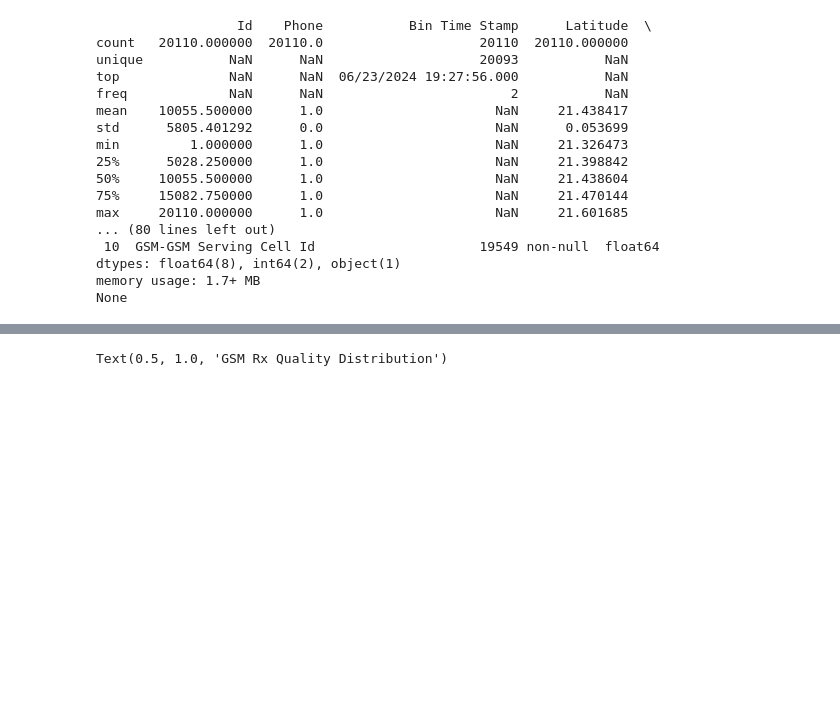
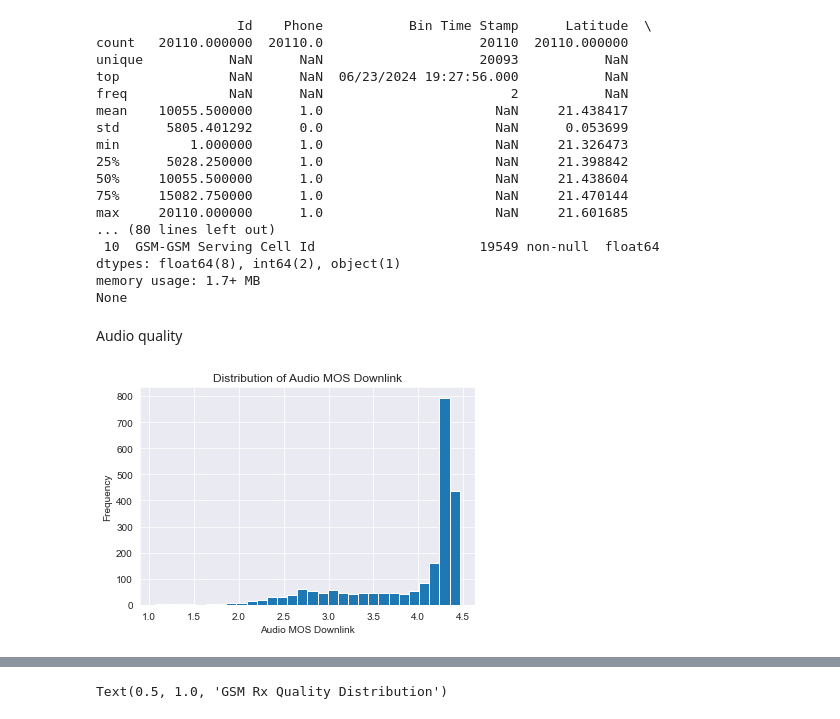
Before and after one commit to Liloiscracked/Predicting-Model-, a Jupyter notebook: 2g/analysis.ipynb, the cells around one changed output, grey strips where cells are left out. Cells and saved outputs as stored; diff of their text form; code cells hidden in the pictures; blank space fills up the shorter version.

```diff
--- a/2g/analysis.ipynb
+++ b/2g/analysis.ipynb
@@ -7,4 +7,11 @@ import seaborn as sns
 # %%
-load_dotenv()
-data_path = os.getenv('DATA_PATH')
-df = pd.read_csv(data_path)
+conn = sqlite3.connect('../nokia.db')
+
+# Read the table into a pandas DataFrame
+df = pd.read_sql_query("SELECT * FROM Makkah_2g", conn)
+
+# Close the connection
+conn.close()
+
+# Display the DataFrame
+display(df.head())
@@ -57,3 +71,13 @@ max     20110.000000      1.0                      NaN     21.601685
 dtypes: float64(8), int64(2), object(1)
 memory usage: 1.7+ MB
 None
+# %% [markdown]
+Audio quality
+# %%
+df['Audio MOS Downlink-Audio DL MOS'].hist(bins=30)
+plt.xlabel('Audio MOS Downlink')
+plt.ylabel('Frequency')
+plt.title('Distribution of Audio MOS Downlink')
+plt.show()
+# %% [output]
+[figure, added]
```
Also changed, not shown: parts of 11 cells of this notebook.
